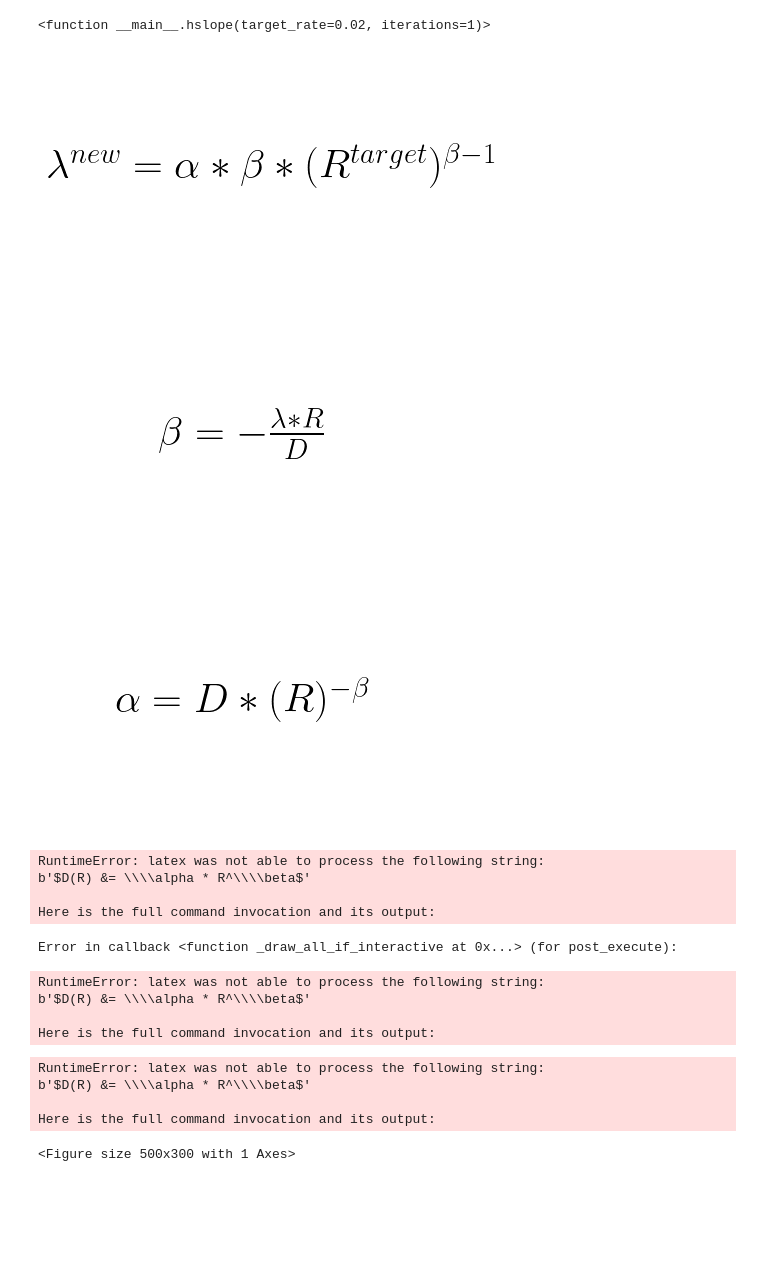
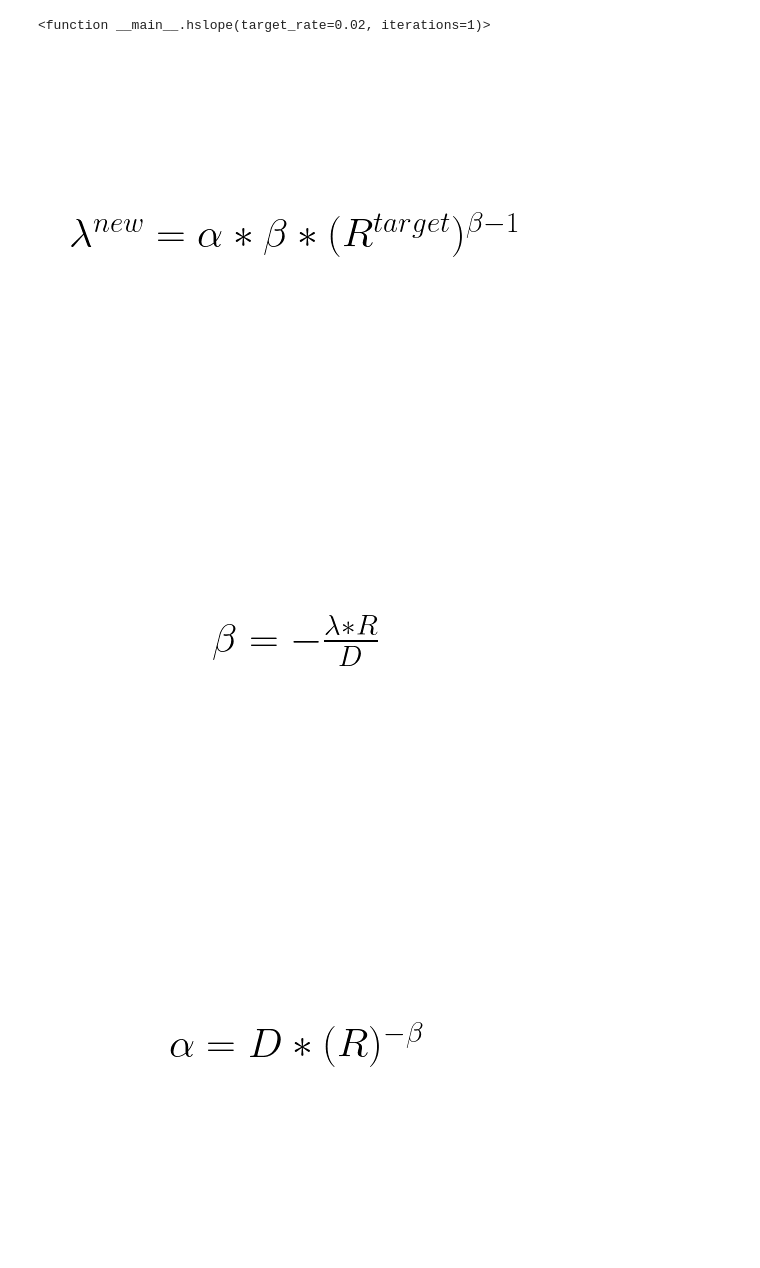
Before and after one commit to andrefpf/codigo-tcc, a Jupyter notebook: presentation_plots.ipynb, the cells around one changed output. Saved outputs shown, nothing was run; the diff lists cells and outputs as text; code cells hidden in the pictures; blank space fills up the shorter version.

Commit message:
update presentation plots

```diff
--- a/presentation_plots.ipynb
+++ b/presentation_plots.ipynb
@@ -342,42 +342,28 @@ interactive(children=(FloatSlider(value=0.02, description='target_rate', max=0.1
 # %%
 import matplotlib
 matplotlib.rcParams["mathtext.fontset"] = "cm"
 
 
 equations = [
     r"$\lambda^{new} = \alpha * \beta * (R^{target}) ^ {\beta - 1}$",
 
     r"$\beta = - \frac{\lambda * R}{D}$",
 
     r"$\alpha = D * (R) ^ {-\beta}$",
 
-    r"$D(R) = \alpha * R^\beta$",
+    r"$D(R) \approx= \alpha * R^\beta$",
 
-    r"$\lambda(R) = - \frac{d}{dR} D(R)$",
+    r"$\lambda(R) \approx= - \frac{d}{dR} D(R)$",
 
-    r"$\lambda(R) = - a * b * R ^ {b - 1}$",
+    r"$\lambda(R) \approx= - a * b * R ^ {b - 1}$",
 ]
 
 for i, equation in enumerate(equations):
     plt.axis("off")
     plt.text(0.5, 0.5, equation, fontsize=30, horizontalalignment="center", usetex=True)
     plt.savefig(f"figuras/equations/hslope_{i}.png", transparent=True, dpi=300)
     plt.show()
 # %% [output]
-[figure, old version]
+[figure, new version]
-[figure, old version]
+[figure, new version]
-[figure, old version]
+[figure, new version]
-RuntimeError: latex was not able to process the following string:
-b'$D(R) &= \\\\alpha * R^\\\\beta$'
-
-Here is the full command invocation and its output:
-Error in callback <function _draw_all_if_interactive at 0x...> (for post_execute):
-RuntimeError: latex was not able to process the following string:
-b'$D(R) &= \\\\alpha * R^\\\\beta$'
-
-Here is the full command invocation and its output:
-RuntimeError: latex was not able to process the following string:
-b'$D(R) &= \\\\alpha * R^\\\\beta$'
-
-Here is the full command invocation and its output:
-<Figure size 500x300 with 1 Axes>
```
Also changed, not shown: parts of 1 cell of this notebook, 6 other files.
